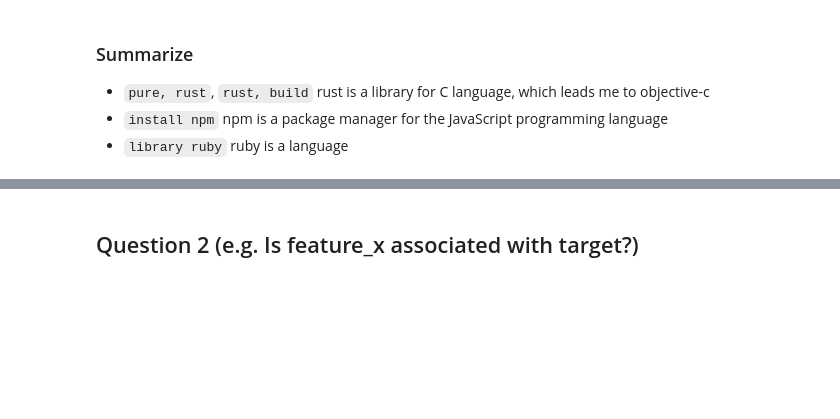
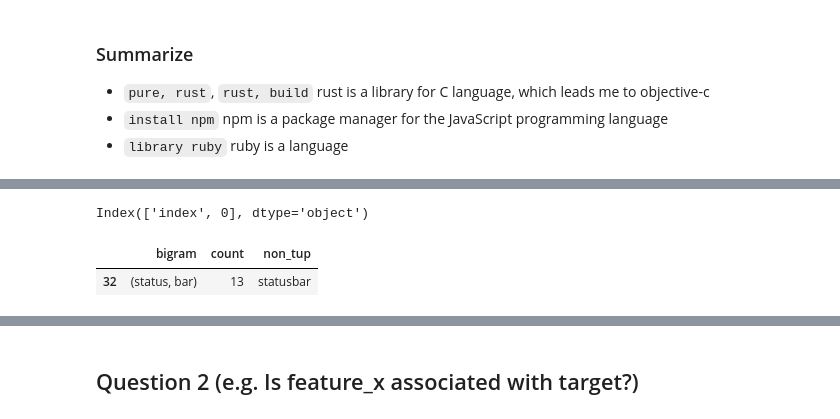
Before and after one commit to Keila-Camarillo/nlp_most_starred_repos, a Jupyter notebook: keila_folder/keila_explore.ipynb, the cells around one changed output, grey strips where cells are left out. Saved outputs shown, nothing was run; the diff lists cells and outputs as text; code cells hidden in the pictures; blank space fills up the shorter version.

```diff
--- a/keila_explore.ipynb
+++ b/keila_folder/keila_explore.ipynb
@@ -189,3 +201,30 @@ gram_words[:5]
+# %%
+gram_words.columns
+# %% [output]
+Index(['index', 0], dtype='object')
+# %%
+gram_words = gram_words.rename(columns={"index": "bigram", 0: "count"})
+# %%
+# turns tuples into strings
+def convertTuple(tup):
+        # initialize an empty string
+    str = ''
+    for item in tup:
+        str = str + item
+    return str
+# %%
+# create list of strings from tuple and append to list that will be added to df column
+lst = []
+for gram in gram_words.bigram:
+    temp = convertTuple(gram)
+    lst.append(temp)
+# %%
+gram_words["non_tup"] = lst
+# %%
+gram_words[gram_words.non_tup == "statusbar"]
+# %% [output]
+|  | bigram | count | non_tup |
+| 32 | (status, bar) | 13 | statusbar |
 # %%
 def get_language_word_variables(df):
     language_categories = {
```
Also changed, not shown: parts of 6 cells of this notebook, 1 other file.
